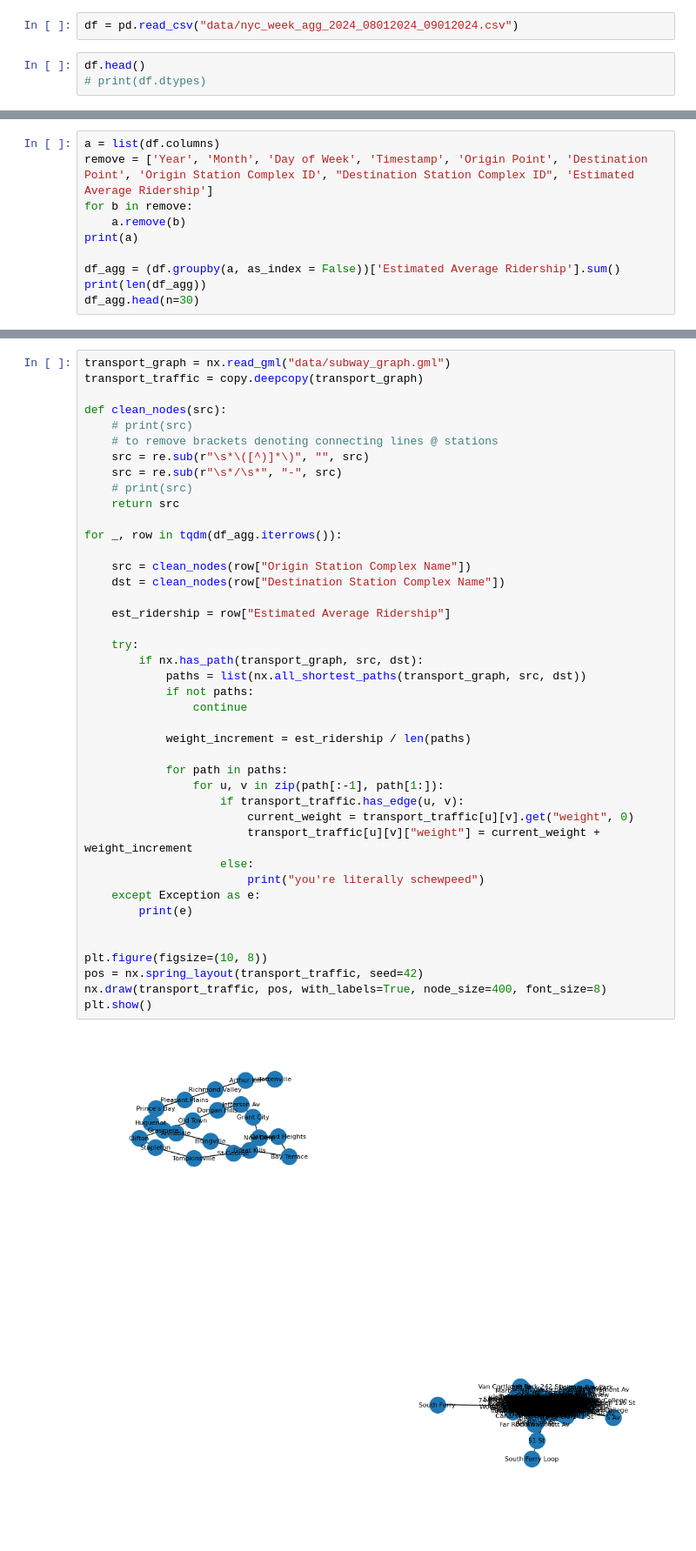
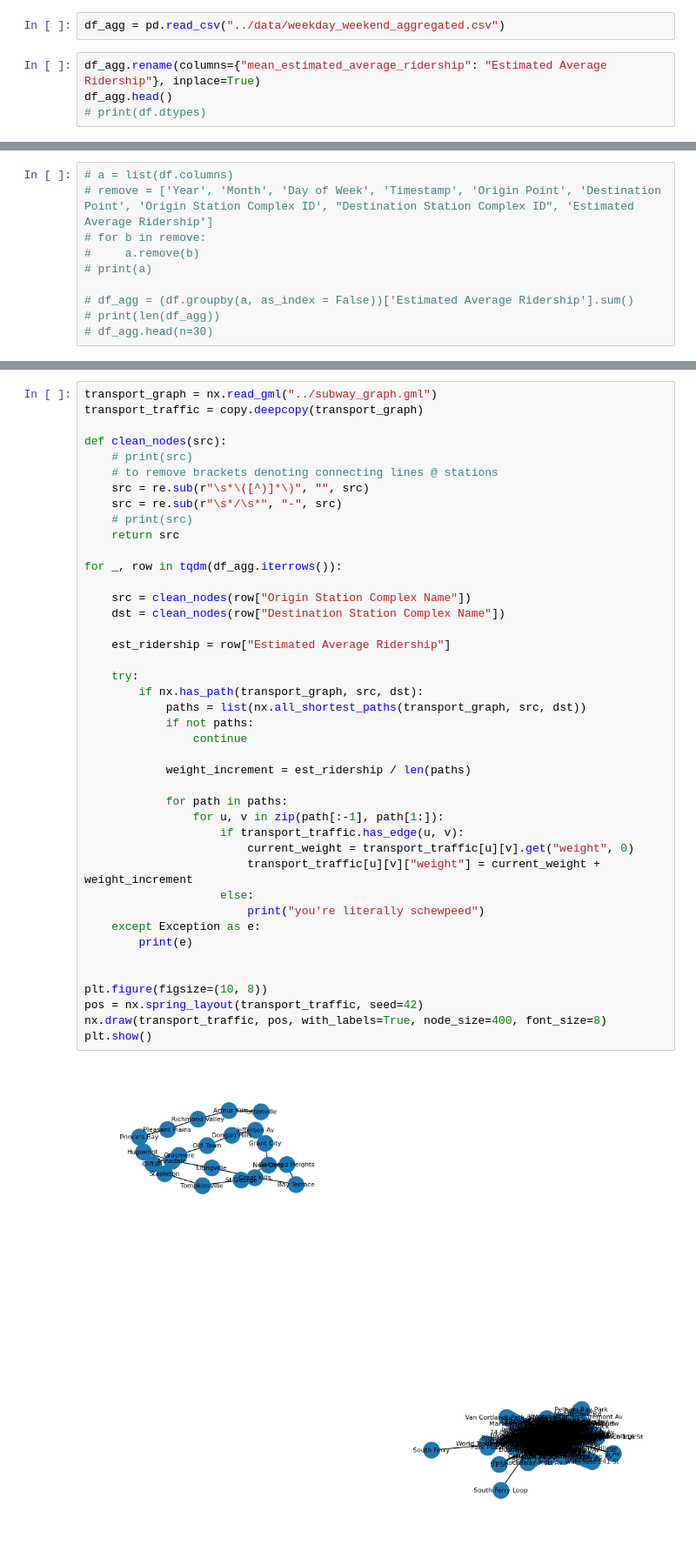
Before and after one commit to Person-Maink/NYCPublicTransportProject, a Jupyter notebook: src/maps.ipynb, the cells around one changed output, grey strips where cells are left out. Shown at 87% size. Cells and saved outputs as stored; diff of their text form.

Commit message:
Updated the public transport graph (1 month data) to aggregate per weekend and weeekday.

```diff
--- a/src/maps.ipynb
+++ b/src/maps.ipynb
@@ -10,8 +10,9 @@ import copy
 from tqdm import tqdm
 import re
 # %%
-df = pd.read_csv("data/nyc_week_agg_2024_08012024_09012024.csv")
+df_agg = pd.read_csv("../data/weekday_weekend_aggregated.csv")
 # %%
-df.head()
+df_agg.rename(columns={"mean_estimated_average_ridership": "Estimated Average Ridership"}, inplace=True)
+df_agg.head()
 # print(df.dtypes)
 # %% [output]
@@ -24,10 +25,10 @@ df.head()
 # %%
-a = list(df.columns)
-remove = ['Year', 'Month', 'Day of Week', 'Timestamp', 'Origin Point', 'Destination Point', 'Origin Station Complex ID', "Destination Station Complex ID", 'Estimated Average Ridership']
-for b in remove:
-    a.remove(b)
-print(a)
+# a = list(df.columns)
+# remove = ['Year', 'Month', 'Day of Week', 'Timestamp', 'Origin Point', 'Destination Point', 'Origin Station Complex ID', "Destination Station Complex ID", 'Estimated Average Ridership']
+# for b in remove:
+#     a.remove(b)
+# print(a)
 
-df_agg = (df.groupby(a, as_index = False))['Estimated Average Ridership'].sum()
-print(len(df_agg))
-df_agg.head(n=30)
+# df_agg = (df.groupby(a, as_index = False))['Estimated Average Ridership'].sum()
+# print(len(df_agg))
+# df_agg.head(n=30)
@@ -54,5 +35,5 @@ df_agg.head(n=30)
 # %%
-transport_graph = nx.read_gml("data/subway_graph.gml")
+transport_graph = nx.read_gml("../subway_graph.gml")
 transport_traffic = copy.deepcopy(transport_graph)
 
 def clean_nodes(src):
@@ -67,32 +48,32 @@ for _, row in tqdm(df_agg.iterrows()):
 
     src = clean_nodes(row["Origin Station Complex Name"])
     dst = clean_nodes(row["Destination Station Complex Name"])
 
     est_ridership = row["Estimated Average Ridership"]
 
     try:
         if nx.has_path(transport_graph, src, dst):
             paths = list(nx.all_shortest_paths(transport_graph, src, dst))
             if not paths:
                 continue
 
             weight_increment = est_ridership / len(paths)
 
             for path in paths:
                 for u, v in zip(path[:-1], path[1:]):
                     if transport_traffic.has_edge(u, v):
                         current_weight = transport_traffic[u][v].get("weight", 0)
                         transport_traffic[u][v]["weight"] = current_weight + weight_increment
                     else:
                         print("you're literally schewpeed")
     except Exception as e:
         print(e)
 
 
 plt.figure(figsize=(10, 8))
 pos = nx.spring_layout(transport_traffic, seed=42)
 nx.draw(transport_traffic, pos, with_labels=True, node_size=400, font_size=8)
 plt.show()
 # %% [output]
-[figure, old version]
+[figure, new version]
 # %%
```
Also changed, not shown: parts of 7 cells of this notebook, 5 other files.
